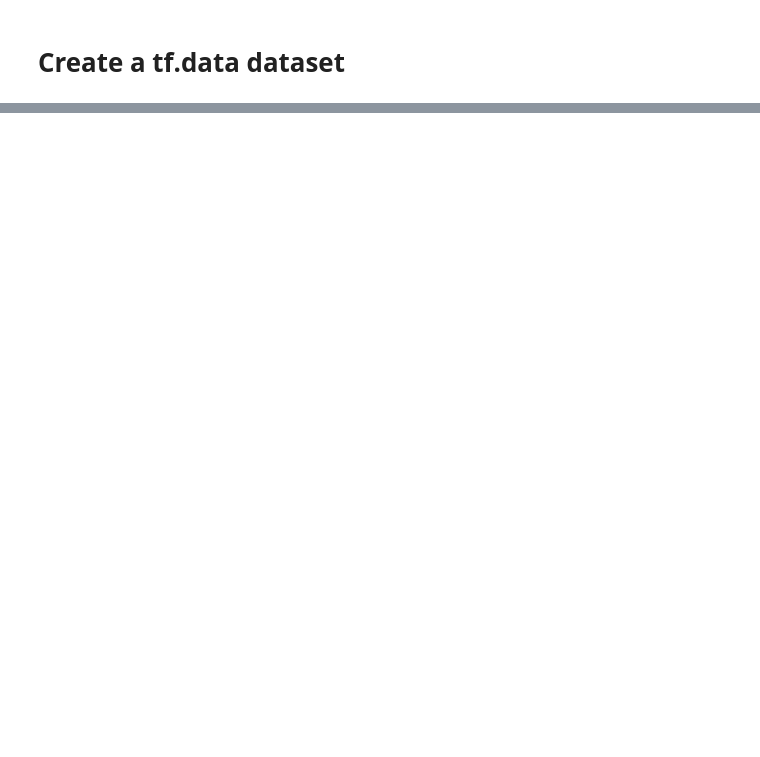
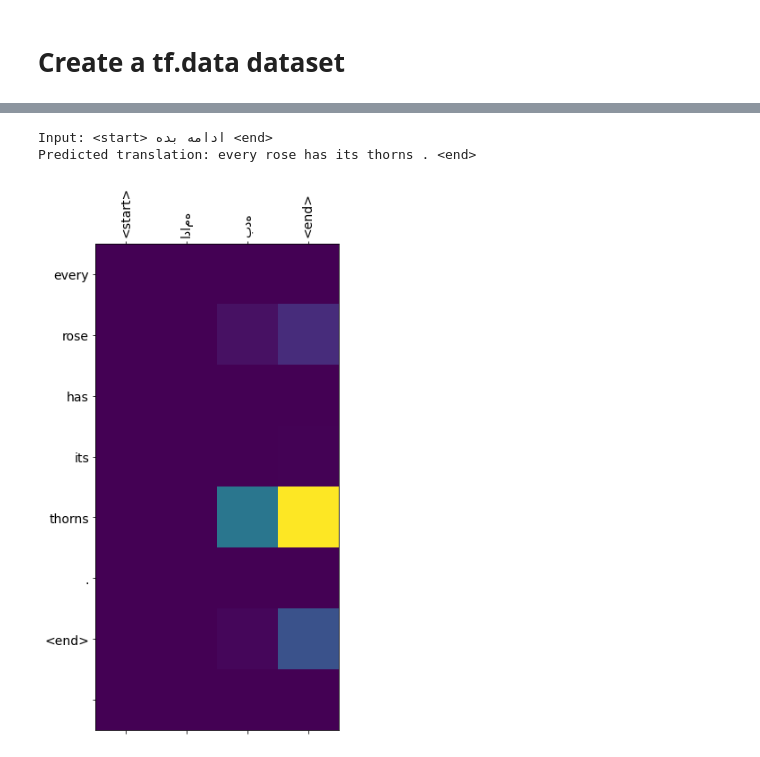
Before and after one commit to Mohadese-ghayoomi/Assignments-of-DL, a Jupyter notebook: Assignment_7.ipynb, the cells around one changed output, grey strips where cells are left out. Saved outputs shown, nothing was run; the diff lists cells and outputs as text; code cells hidden in the pictures; blank space fills up the shorter version.

```diff
--- a/Assignment_7.ipynb
+++ b/Assignment_7.ipynb
@@ -155,0 +541,6 @@ Input Language; index to word mapping
+# %%
+translate(u' ادامه بده')
+# %% [output]
+Input: <start> ادامه بده <end>
+Predicted translation: every rose has its thorns . <end>
+[figure, added]
```
Also changed, not shown: parts of 79 cells of this notebook.
